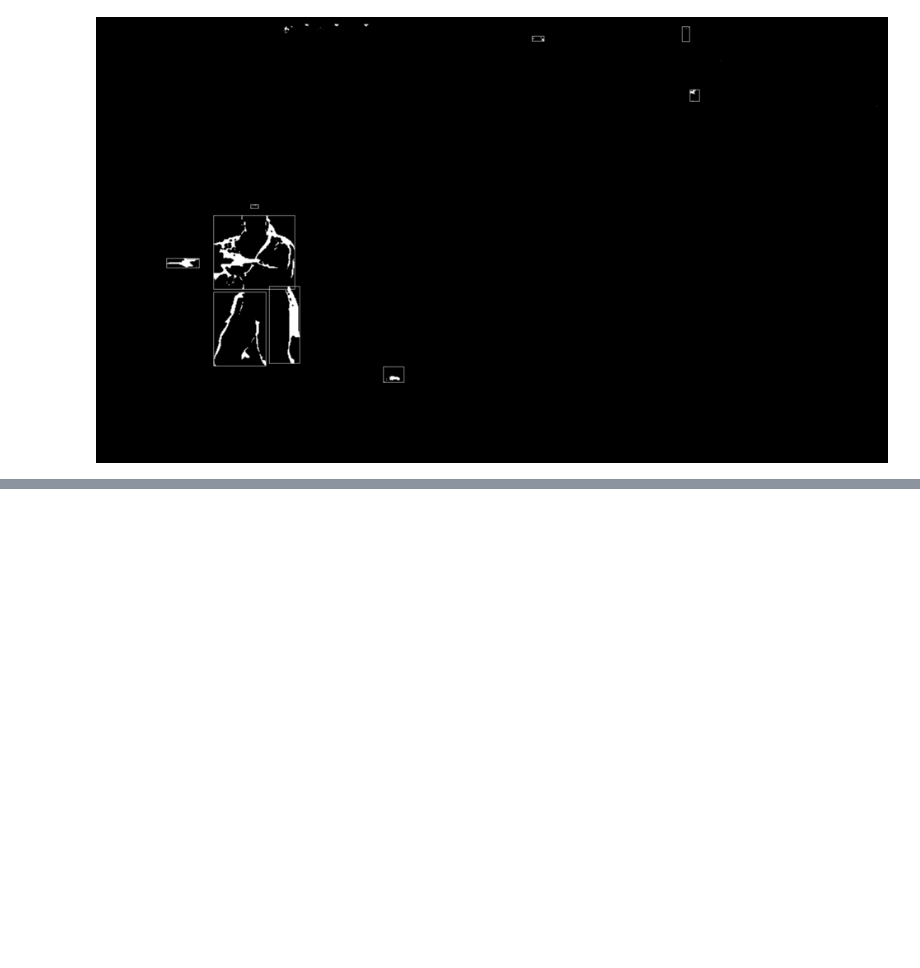
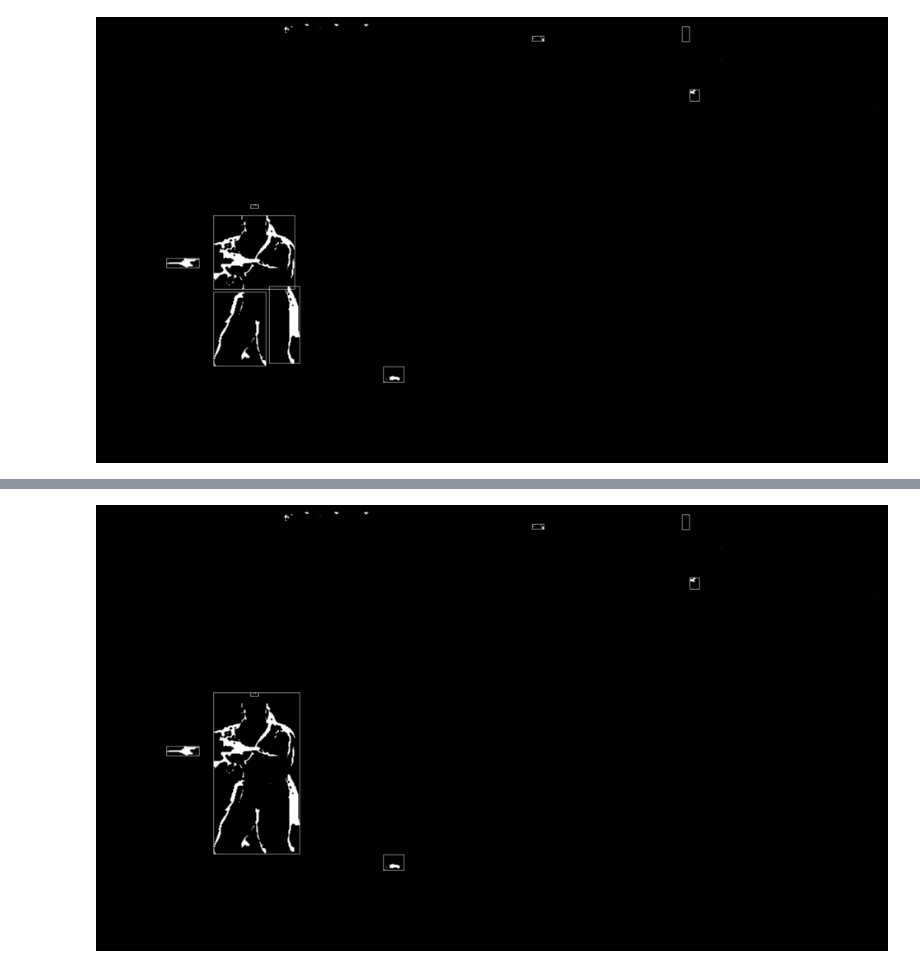
Before and after one commit to santidelgadof/AA, a Jupyter notebook: contornos.ipynb, the cells around one changed output, grey strips where cells are left out. Saved outputs shown, nothing was run; the diff lists cells and outputs as text; code cells hidden in the pictures; blank space fills up the shorter version.

Commit message:
Añadido union bounding boxes

```diff
--- a/contornos.ipynb
+++ b/contornos.ipynb
@@ -230,19 +243,35 @@ end
 draw_bounding_boxes (generic function with 1 method)
 # %%
 function reduce_bounding_boxes(bounding_boxes_list::Vector{T}, threshold) where T<:Tuple
-    copy_list= copy(bounding_boxes_list)
-    counter=0
+    # Creamos una copia de la lista de bounding boxes para no modificar la original
+    copy_list = copy(bounding_boxes_list)
+
+    # Inicializamos un contador para llevar el control de las eliminaciones
+    counter = 0
+
+    # Iteramos sobre todas las bounding boxes en la lista
     for i in 1:length(bounding_boxes_list)
-        x1,y1,x2,y2=bounding_boxes_list[i]
-        height = y2-y1
-        width = x2-x1
-        x_proportion=width ./ height
-        if ((height<threshold && width<threshold) || x_proportion>5 || x_proportion<0.2)
-            deleteat!(copy_list, i-counter)
-            counter=counter+1
+        # Extraemos las coordenadas de la bounding box actual
+        x1, y1, x2, y2 = bounding_boxes_list[i]
 
+        # Calculamos el alto y el ancho de la bounding box
+        height = y2 - y1
+        width = x2 - x1
+
+        # Calculamos la proporción entre el ancho y el alto de la bounding box
+        x_proportion = width / height
+
+        # Verificamos si la bounding box cumple alguna de las condiciones para ser eliminada
+        if ((height < threshold && width < threshold) || x_proportion > 5 || x_proportion < 0.2)
+            # Si la bounding box no cumple las condiciones, la eliminamos de la lista copiada
+            deleteat!(copy_list, i - counter)
+
+            # Incrementamos el contador de eliminaciones
+            counter += 1
         end
     end
+
+    # Devolvemos la lista de bounding boxes después de aplicar las eliminaciones
     return copy_list
 end
 # %% [output]
@@ -264,7 +293,3 @@ reduced_boxes= reduce_bounding_boxes(merged_boxes,15)
 img_bound = draw_bounding_boxes(reduced_boxes, img_erosion1, 1)
 # %% [output]
 [figure]
-# %%
-function join_near_bounding_boxes(bounding_boxes_list::Vector{T}, threshold) where T<:Tuple
-    #funcion para unir bounding boxes una vez realizado el primer batch de bounding
-    #la funcion une en base al threshold los bounding que se sobrepongan o cuyos bordes esten a una distancia menor que el threshold
@@ -275,0 +357,4 @@ function join_near_bounding_boxes(bounding_boxes_list::Vector{T}, threshold) whe
+# %%
+img_unida = join_near_bounding_boxes(reduced_boxes, img_erosion1, 20, 1)
+# %% [output]
+[figure, added]
```
Also changed, not shown: parts of 4 cells of this notebook.
